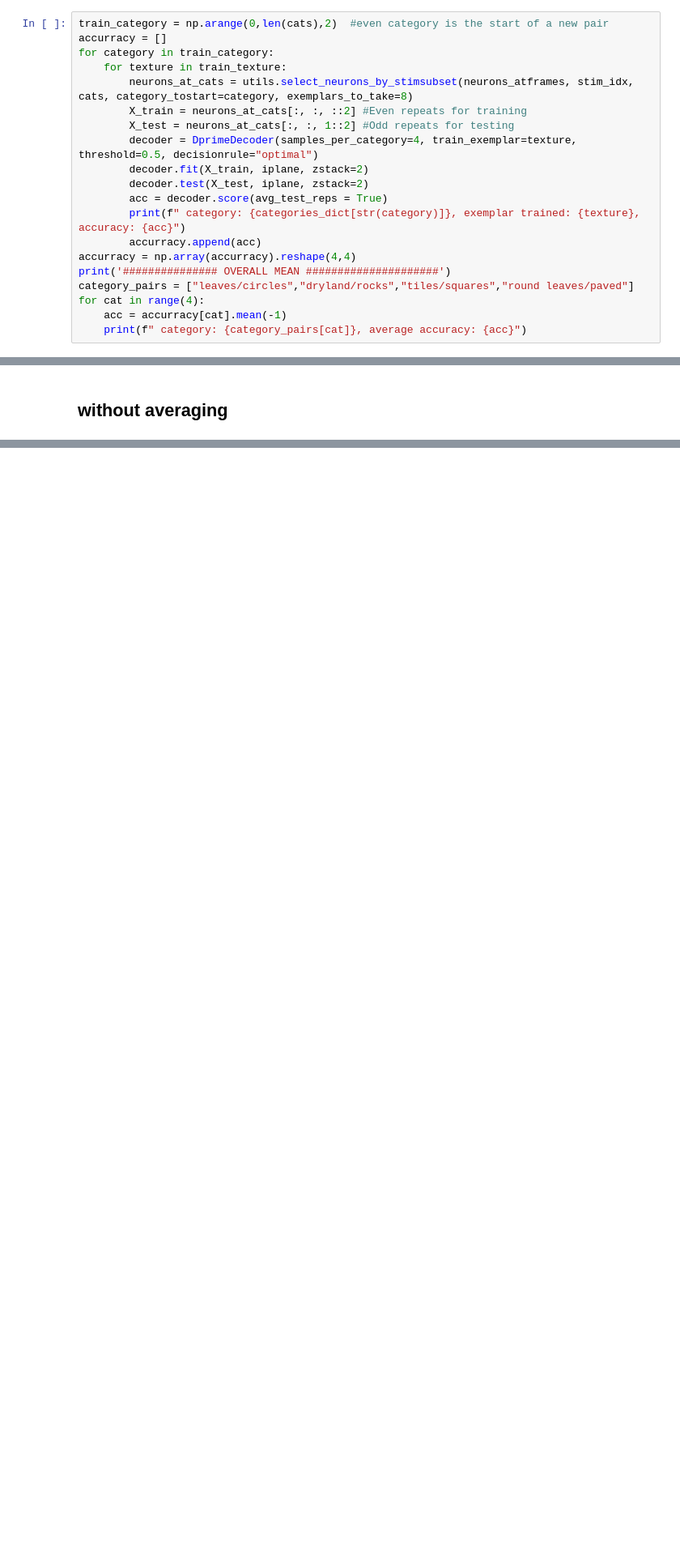
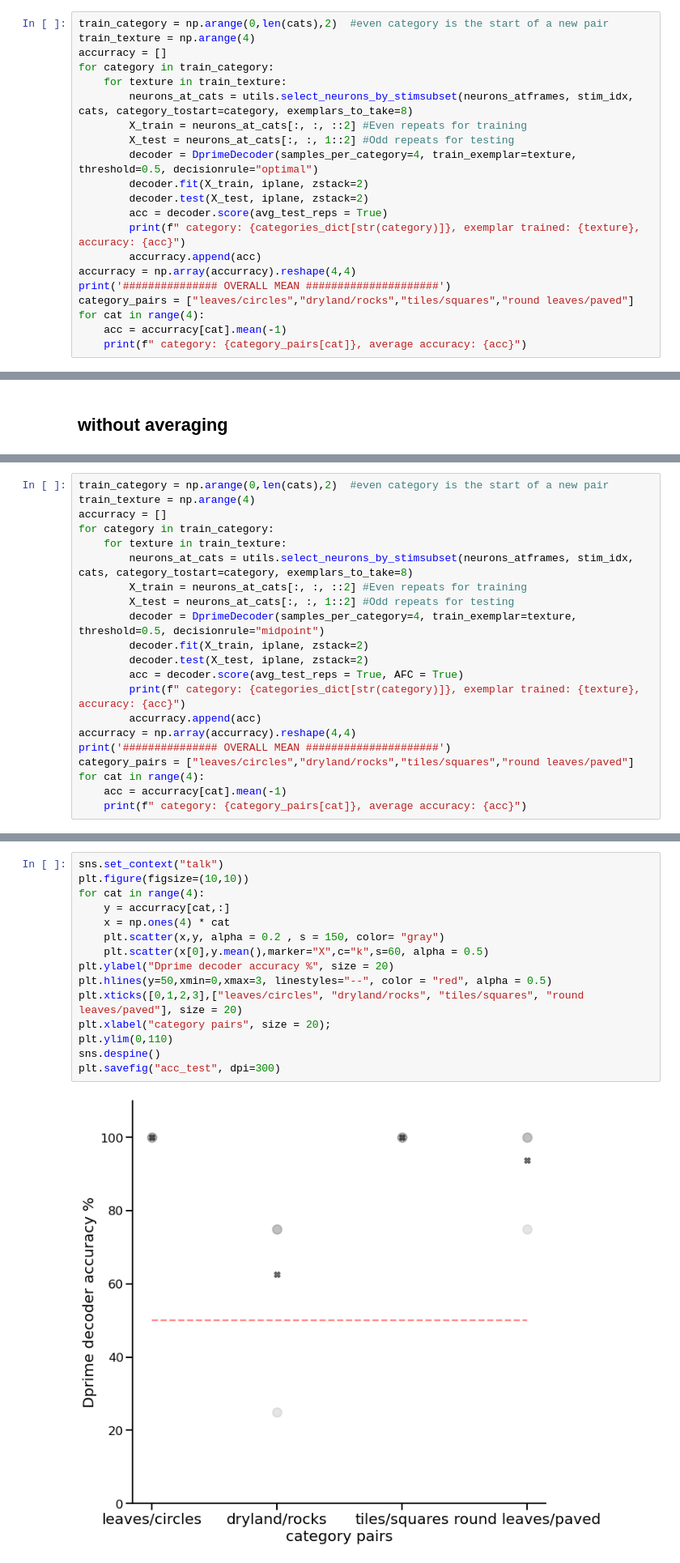
Before and after one commit to NunezKant/Dprime, a Jupyter notebook: PassiveStim/scripts/Dprime_decoder.ipynb, the cells around one changed output, grey strips where cells are left out. Shown at 81% size. Saved outputs shown, nothing was run; the diff lists cells and outputs as text; blank space fills up the shorter version.

```diff
--- a/PassiveStim/scripts/Dprime_decoder.ipynb
+++ b/PassiveStim/scripts/Dprime_decoder.ipynb
@@ -224,6 +254,7 @@ scr
 * Use the boundary to classify the repeat average of the odd trials (`np.mean(self.spop_, -1) > self.clf_boundary_`)
 # %%
 train_category = np.arange(0,len(cats),2)  #even category is the start of a new pair
+train_texture = np.arange(4)
 accurracy = []
 for category in train_category:
     for texture in train_texture:
@@ -440,0 +474,21 @@ sns.despine()
+# %%
+train_category = np.arange(0,len(cats),2)  #even category is the start of a new pair
+train_texture = np.arange(4)
+accurracy = []
+for category in train_category:
+    for texture in train_texture:
+        neurons_at_cats = utils.select_neurons_by_stimsubset(neurons_atframes, stim_idx, cats, category_tostart=category, exemplars_to_take=8)
+        X_train = neurons_at_cats[:, :, ::2] #Even repeats for training
+        X_test = neurons_at_cats[:, :, 1::2] #Odd repeats for testing
+        decoder = DprimeDecoder(samples_per_category=4, train_exemplar=texture, threshold=0.5, decisionrule="midpoint")
+        decoder.fit(X_train, iplane, zstack=2)
+        decoder.test(X_test, iplane, zstack=2)
+        acc = decoder.score(avg_test_reps = True, AFC = True)
+        print(f" category: {categories_dict[str(category)]}, exemplar trained: {texture}, accuracy: {acc}")
+        accurracy.append(acc)
+accurracy = np.array(accurracy).reshape(4,4)
+print('############### OVERALL MEAN #####################')
+category_pairs = ["leaves/circles","dryland/rocks","tiles/squares","round leaves/paved"]
+for cat in range(4):
+    acc = accurracy[cat].mean(-1)
+    print(f" category: {category_pairs[cat]}, average accuracy: {acc}")
@@ -440,0 +513,17 @@ sns.despine()
+# %%
+sns.set_context("talk")
+plt.figure(figsize=(10,10))
+for cat in range(4):
+    y = accurracy[cat,:]
+    x = np.ones(4) * cat
+    plt.scatter(x,y, alpha = 0.2 , s = 150, color= "gray")
+    plt.scatter(x[0],y.mean(),marker="X",c="k",s=60, alpha = 0.5)
+plt.ylabel("Dprime decoder accuracy %", size = 20)
+plt.hlines(y=50,xmin=0,xmax=3, linestyles="--", color = "red", alpha = 0.5)
+plt.xticks([0,1,2,3],["leaves/circles", "dryland/rocks", "tiles/squares", "round leaves/paved"], size = 20)
+plt.xlabel("category pairs", size = 20);
+plt.ylim(0,110)
+sns.despine()
+plt.savefig("acc_test", dpi=300)
+# %% [output]
+[figure, added]
```
Also changed, not shown: parts of 10 cells of this notebook, 1 other file.
